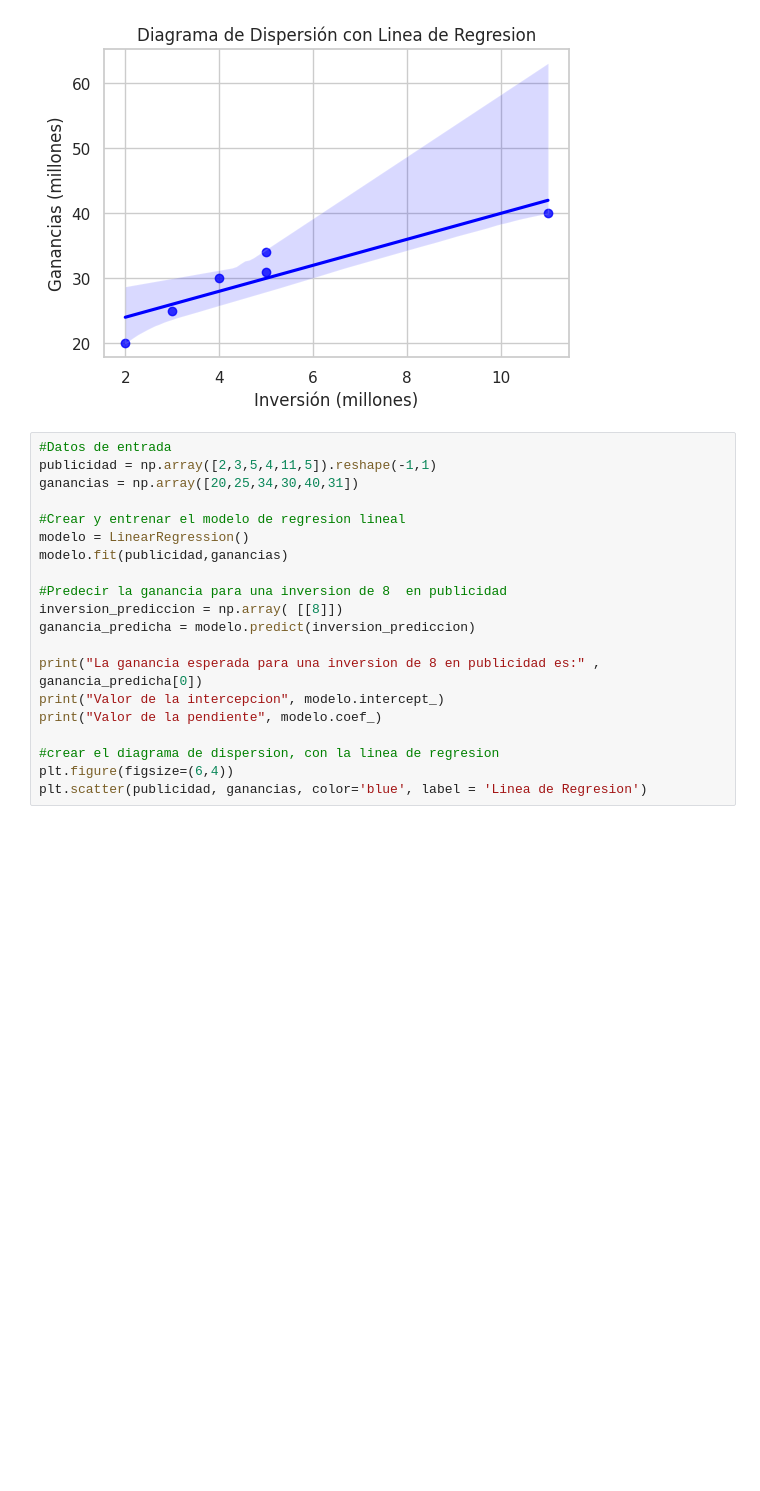
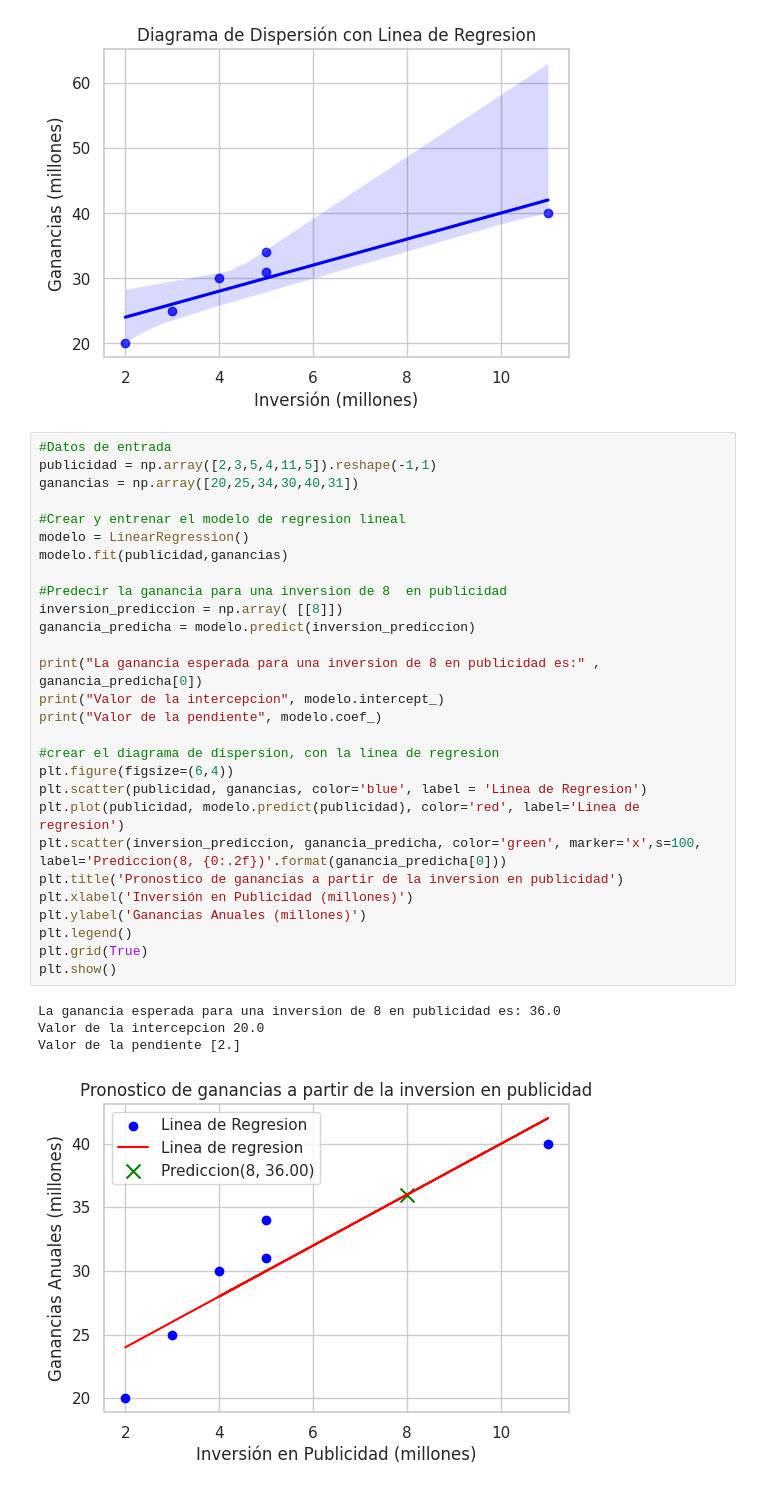
Before and after one commit to MiguelAngelSP29/Probabilidad-y-estad-stica-, a Jupyter notebook: Unidad 5/Presentaciones U5: Regresion lineal y correlacion.ipynb, the cells around one changed output. Saved outputs shown, nothing was run; the diff lists cells and outputs as text; blank space fills up the shorter version.

```diff
--- a/Unidad 5/Presentaciones U5: Regresion lineal y correlacion.ipynb
+++ b/Unidad 5/Presentaciones U5: Regresion lineal y correlacion.ipynb
@@ -85,20 +85,33 @@ plt.show()
 # %%
 #Datos de entrada
 publicidad = np.array([2,3,5,4,11,5]).reshape(-1,1)
 ganancias = np.array([20,25,34,30,40,31])
 
 #Crear y entrenar el modelo de regresion lineal
 modelo = LinearRegression()
 modelo.fit(publicidad,ganancias)
 
 #Predecir la ganancia para una inversion de 8  en publicidad
 inversion_prediccion = np.array( [[8]])
 ganancia_predicha = modelo.predict(inversion_prediccion)
 
 print("La ganancia esperada para una inversion de 8 en publicidad es:" , ganancia_predicha[0])
 print("Valor de la intercepcion", modelo.intercept_)
 print("Valor de la pendiente", modelo.coef_)
 
 #crear el diagrama de dispersion, con la linea de regresion
 plt.figure(figsize=(6,4))
 plt.scatter(publicidad, ganancias, color='blue', label = 'Linea de Regresion')
+plt.plot(publicidad, modelo.predict(publicidad), color='red', label='Linea de regresion')
+plt.scatter(inversion_prediccion, ganancia_predicha, color='green', marker='x',s=100, label='Prediccion(8, {0:.2f})'.format(ganancia_predicha[0]))
+plt.title('Pronostico de ganancias a partir de la inversion en publicidad')
+plt.xlabel('Inversión en Publicidad (millones)')
+plt.ylabel('Ganancias Anuales (millones)')
+plt.legend()
+plt.grid(True)
+plt.show()
+# %% [output]
+La ganancia esperada para una inversion de 8 en publicidad es: 36.0
+Valor de la intercepcion 20.0
+Valor de la pendiente [2.]
+[figure, added]
```
Also changed, not shown: parts of 1 cell of this notebook.
